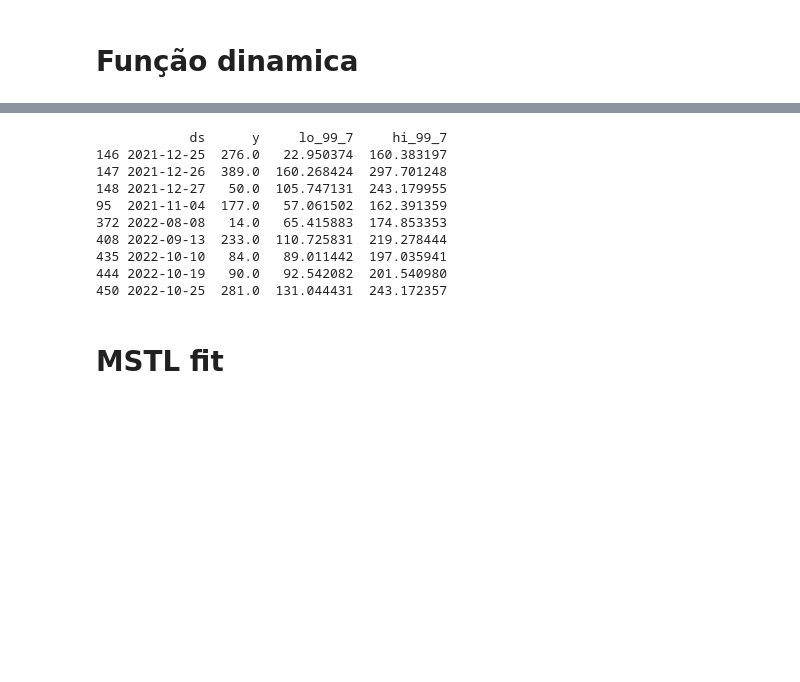
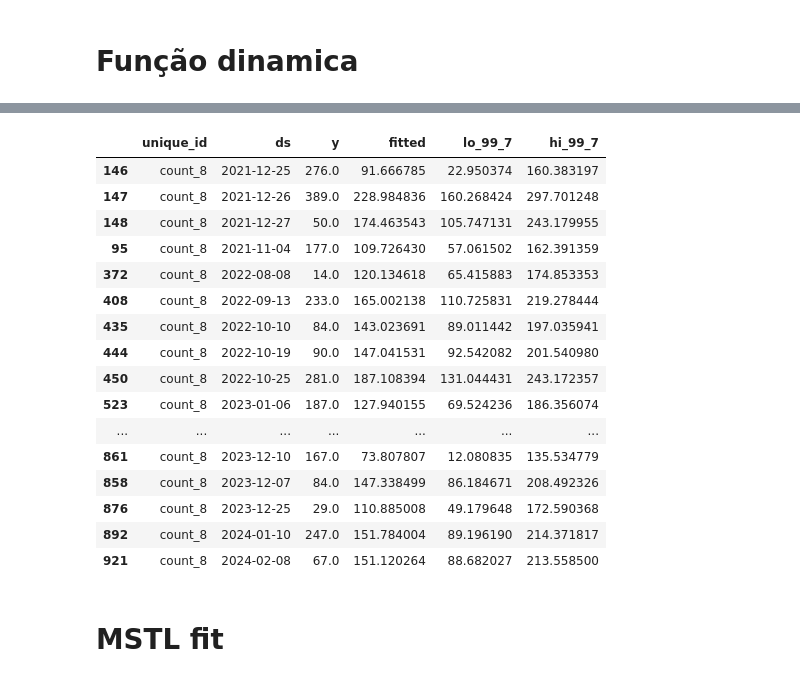
Before and after one commit to joanacarvalheiro/Seasonality, a Jupyter notebook: construcao_modelos/MSTL.ipynb, the cells around one changed output, grey strips where cells are left out. Drawn from its saved outputs; the diff is of its cells as text; code cells hidden in the pictures; blank space fills up the shorter version.

```diff
--- a/construcao_modelos/MSTL.ipynb
+++ b/construcao_modelos/MSTL.ipynb
@@ -343,13 +343,27 @@ def aplica_algoritmo(df_daily_filled, contador_id, exog_col='exog',start_date='2
     # Devolver histórico corrigido, anomalias e datas que foram corrigidas agora
     return df_hist_corr, anomalies, novas_datas_corrigidas
 # %%
-def get_one_more_week(df_daily_filled, df_hist, weeks_added, max_weeks=2):
-    if weeks_added >= max_weeks:
-        return df_hist, weeks_added, False
+# def get_one_more_week(df_daily_filled, df_hist, weeks_added, max_weeks=2):
+#     if weeks_added >= max_weeks:
+#         return df_hist, weeks_added, False
 
+#     last_date = df_hist.index.max()
+#     next_week_start = last_date + pd.Timedelta(days=1)
+#     next_week_end = next_week_start + pd.Timedelta(days=6)
+#     df_next_week = df_daily_filled.loc[next_week_start:next_week_end]
+
+#     if df_next_week.empty:
+#         return df_hist, weeks_added, False
+
+#     df_hist_updated = pd.concat([df_hist, df_next_week])
+#     return df_hist_updated, weeks_added + 1, True
+
+
+def get_one_more_week(df_daily_filled, df_hist, weeks_added):
     last_date = df_hist.index.max()
     next_week_start = last_date + pd.Timedelta(days=1)
     next_week_end = next_week_start + pd.Timedelta(days=6)
+
     df_next_week = df_daily_filled.loc[next_week_start:next_week_end]
 
     if df_next_week.empty:
@@ -439,15 +472,0 @@ Semana 20 processada com 0 novos outliers.
-# %%
-# Concatenar todas as anomalias detetadas ao longo das semanas
-anomalias_totais = pd.concat(todas_anomalias)
-print(anomalias_totais[['ds', 'y', 'lo_99_7', 'hi_99_7']])
-# %% [output]
-            ds      y     lo_99_7     hi_99_7
-146 2021-12-25  276.0   22.950374  160.383197
-147 2021-12-26  389.0  160.268424  297.701248
-148 2021-12-27   50.0  105.747131  243.179955
-95  2021-11-04  177.0   57.061502  162.391359
-372 2022-08-08   14.0   65.415883  174.853353
-408 2022-09-13  233.0  110.725831  219.278444
-435 2022-10-10   84.0   89.011442  197.035941
-444 2022-10-19   90.0   92.542082  201.540980
-450 2022-10-25  281.0  131.044431  243.172357
@@ -462,0 +473,33 @@ fig.show()
+# %%
+#Juntar todas as anomalias detetadas
+anomalias_totais = pd.concat(todas_anomalias)
+anomalias_totais
+
+# Para todos os contadores
+# anomalias_totais = pd.concat(
+#     [df.assign(contador=contador_id) for contador_id, df in anomalias_por_contador.items() if not df.empty],
+#     ignore_index=True
+# )
+
+# if anomalias_totais.empty:
+#     print("Nenhuma anomalia encontrada.")
+# else:
+#     print(anomalias_totais[['ds', 'contador', 'y', 'lo_99_7', 'hi_99_7']])
+# %% [output]
+|  | unique_id | ds | y | fitted | lo_99_7 | hi_99_7 |
+| 146 | count_8 | 2021-12-25 | 276.0 | 91.666785 | 22.950374 | 160.383197 |
+| 147 | count_8 | 2021-12-26 | 389.0 | 228.984836 | 160.268424 | 297.701248 |
+| 148 | count_8 | 2021-12-27 | 50.0 | 174.463543 | 105.747131 | 243.179955 |
+| 95 | count_8 | 2021-11-04 | 177.0 | 109.726430 | 57.061502 | 162.391359 |
+| 372 | count_8 | 2022-08-08 | 14.0 | 120.134618 | 65.415883 | 174.853353 |
+| 408 | count_8 | 2022-09-13 | 233.0 | 165.002138 | 110.725831 | 219.278444 |
+| 435 | count_8 | 2022-10-10 | 84.0 | 143.023691 | 89.011442 | 197.035941 |
+| 444 | count_8 | 2022-10-19 | 90.0 | 147.041531 | 92.542082 | 201.540980 |
+| 450 | count_8 | 2022-10-25 | 281.0 | 187.108394 | 131.044431 | 243.172357 |
+| 523 | count_8 | 2023-01-06 | 187.0 | 127.940155 | 69.524236 | 186.356074 |
+| ... | ... | ... | ... | ... | ... | ... |
+| 861 | count_8 | 2023-12-10 | 167.0 | 73.807807 | 12.080835 | 135.534779 |
+| 858 | count_8 | 2023-12-07 | 84.0 | 147.338499 | 86.184671 | 208.492326 |
+| 876 | count_8 | 2023-12-25 | 29.0 | 110.885008 | 49.179648 | 172.590368 |
+| 892 | count_8 | 2024-01-10 | 247.0 | 151.784004 | 89.196190 | 214.371817 |
+| 921 | count_8 | 2024-02-08 | 67.0 | 151.120264 | 88.682027 | 213.558500 |
```
Also changed, not shown: parts of 3 cells of this notebook, 1 other file.
